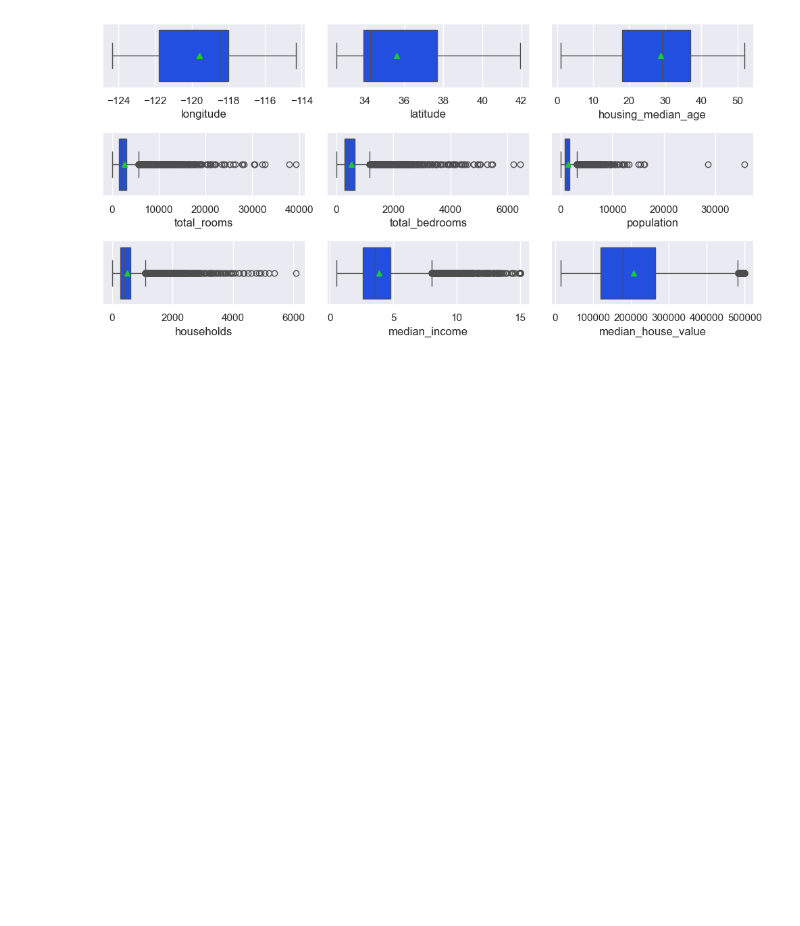
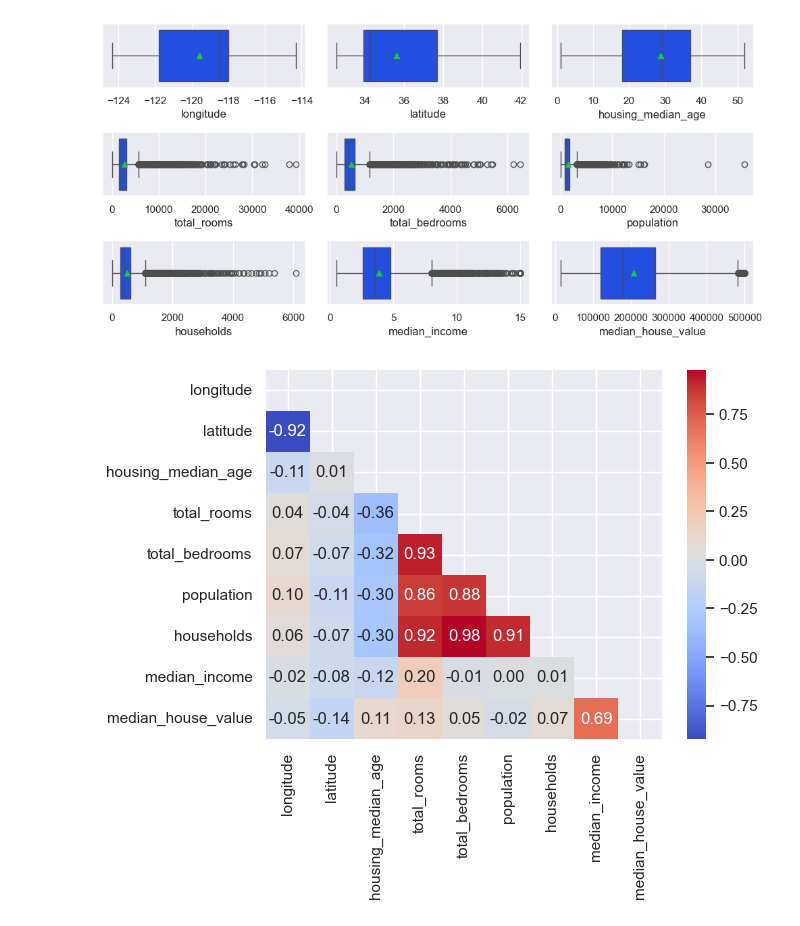
Before and after one commit to VieiraJulio/Projeto-Regressao---Em-dev, a Jupyter notebook: notebooks/01-jv-eda_parte_00.ipynb, the cells around one changed output. Cells and saved outputs as stored; diff of their text form; code cells hidden in the pictures; blank space fills up the shorter version.

```diff
--- a/notebooks/01-jv-eda_parte_00.ipynb
+++ b/notebooks/01-jv-eda_parte_00.ipynb
@@ -158,3 +158,20 @@ plt.tight_layout()
 plt.show()
 # %% [output]
 [figure]
+# %%
+matriz = np.triu(df.select_dtypes(include= "number").corr())
+
+fig, ax = plt.subplots()
+
+sns.heatmap(
+    df.select_dtypes(include= "number").corr(),
+    mask = matriz,
+    annot = True,
+    fmt = ".2f",
+    ax = ax,
+    cmap = PALETTE
+)
+
+plt.show()
+# %% [output]
+[figure, added]
```
Also changed, not shown: parts of 1 cell of this notebook.
